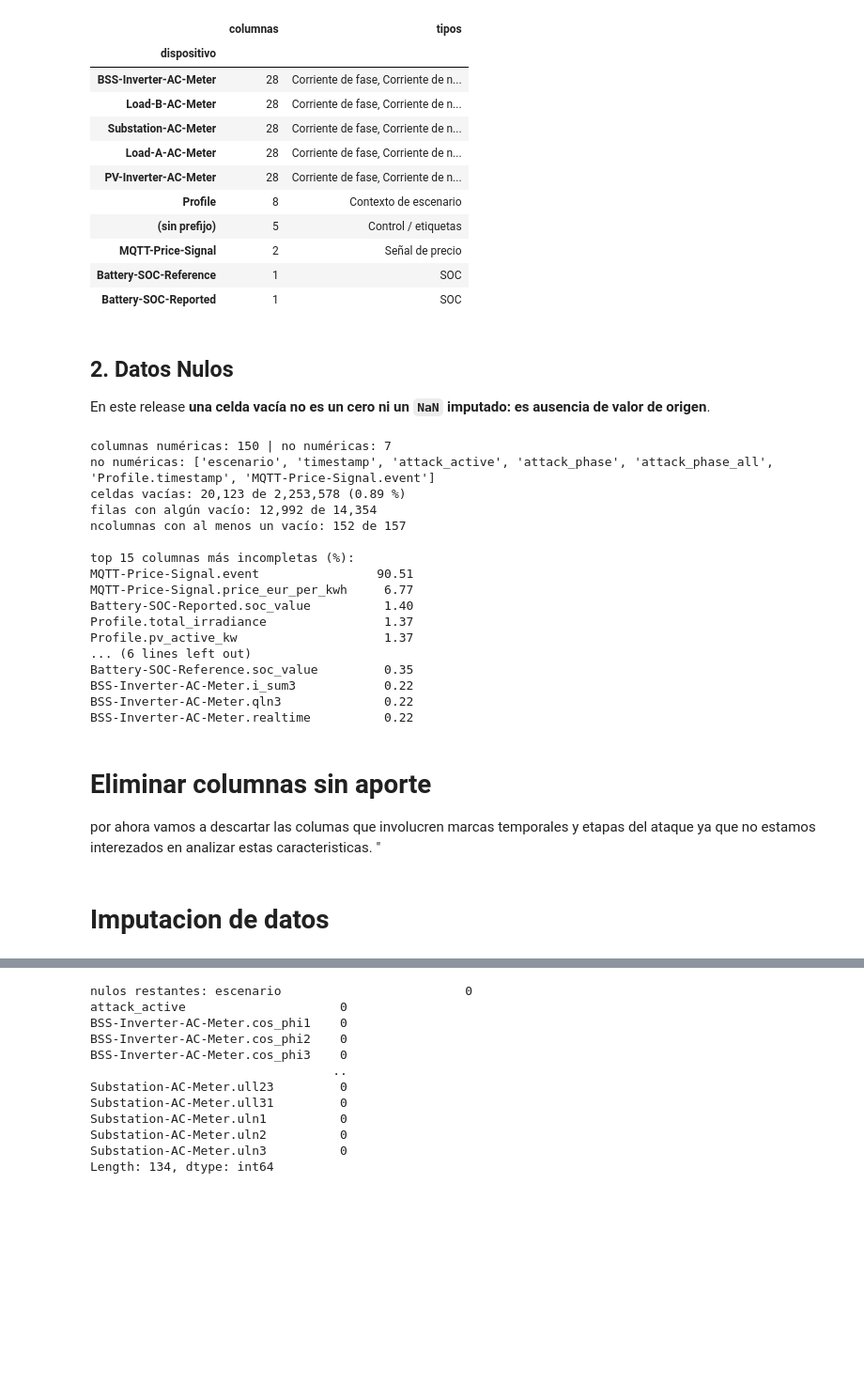
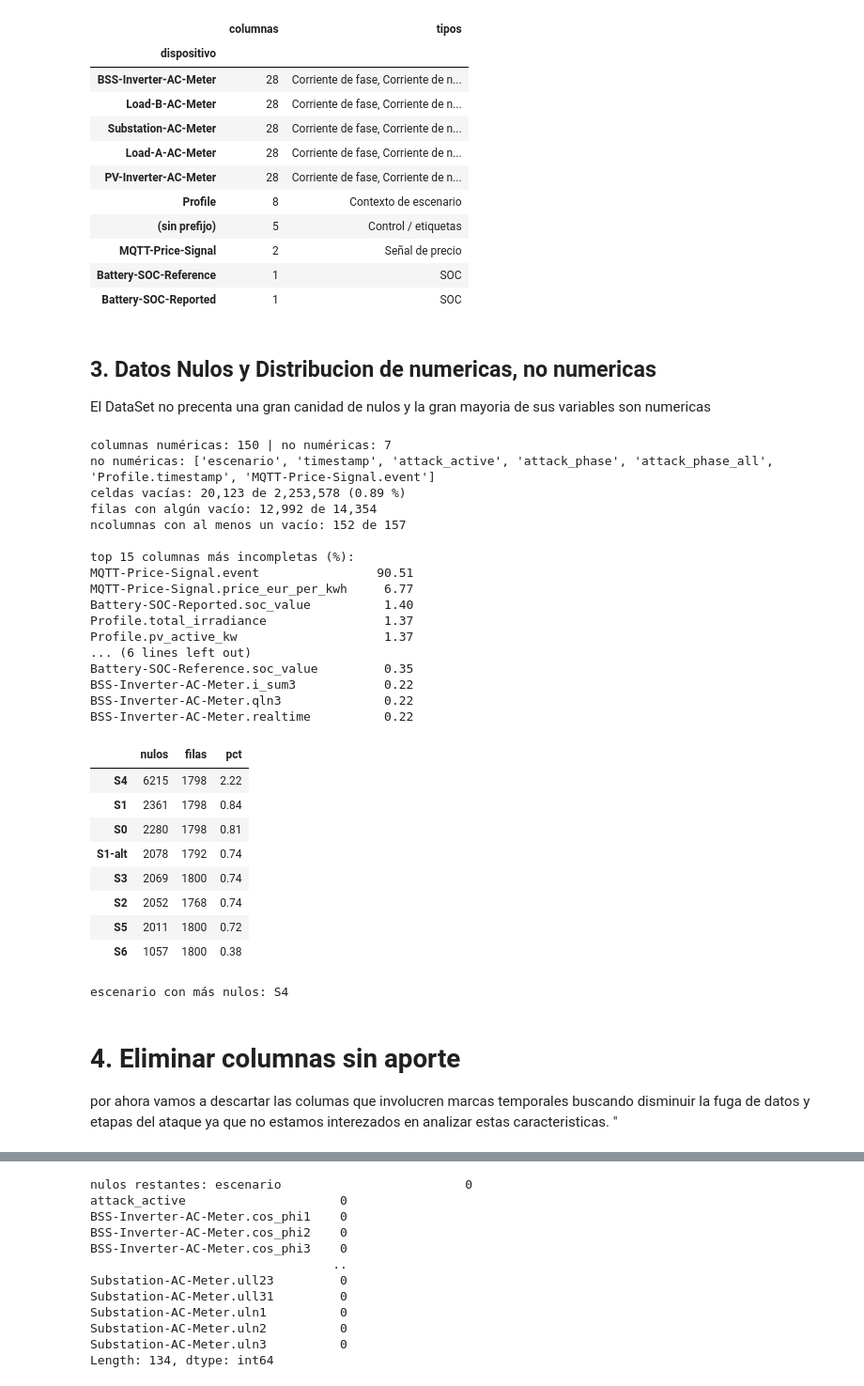
Before and after one commit to maxiricalde/data4cyber, a Jupyter notebook: Colab/EDA.ipynb, the cells around one changed output, grey strips where cells are left out. Shown at 94% size. Cells and saved outputs as stored; diff of their text form; code cells hidden in the pictures; blank space fills up the shorter version.

```diff
--- a/Colab/EDA.ipynb
+++ b/Colab/EDA.ipynb
@@ -170,9 +130,9 @@ columnas: 157 | dispositivos: 10 | tipos: 15
-# %% [markdown]
-## 2. Datos Nulos
-
-En este release **una celda vacía no es un cero ni un `NaN` imputado: es ausencia de valor de origen**.
+# %% [markdown]
+## 3. Datos Nulos y Distribucion de numericas, no numericas
+ El DataSet no precenta una gran canidad de nulos y la gran mayoria de sus variables son numericas
 # %%
-# --- vacíos por columna y por fila ---
+# --- vacíos por columna, por fila y por escenario ---
+from src2.eda import tabla_nulos
 
 num = df.select_dtypes(include=[np.number])
 no_num = [c for c in df.columns if c not in num.columns]
@@ -181,39 +141,61 @@ miss = df.isna()
 print(f"columnas numéricas: {len(num.columns)} | no numéricas: {len(no_num)}")
 if no_num:
     print("no numéricas:", no_num)
 
 print(f"celdas vacías: {int(miss.values.sum()):,} de {miss.size:,} ({miss.values.mean()*100:.2f} %)")
 print(f"filas con algún vacío: {int((miss.sum(axis=1) > 0).sum()):,} de {len(miss):,}")
 
 por_col = miss.mean().mul(100).sort_values(ascending=False)
 con_vacios = por_col[por_col > 0]
 print(f"ncolumnas con al menos un vacío: {len(con_vacios)} de {len(por_col)}")
 print("\ntop 15 columnas más incompletas (%):")
 print(con_vacios.head(15).round(2).to_string())
-#print(con_vacios.index.tolist())
+
+# --- en qué escenario hay más nulos: misma lógica que tabla_nulos ---
+sin_escenario = df.drop(columns="escenario")
+por_escenario = pd.Series(
+    {esc: int(tabla_nulos(g)["nulos"].sum())
+     for esc, g in sin_escenario.groupby(df["escenario"])},
+    name="nulos",
+).sort_values(ascending=False).to_frame()
+por_escenario["filas"] = df.groupby("escenario").size().reindex(por_escenario.index)
+por_escenario["pct"] = (
+    100 * por_escenario["nulos"]
+    / (por_escenario["filas"] * sin_escenario.shape[1])
+).round(2)
+display(por_escenario)
+print("escenario con más nulos:", por_escenario.index[0])
 # %% [output]
 columnas numéricas: 150 | no numéricas: 7
 no numéricas: ['escenario', 'timestamp', 'attack_active', 'attack_phase', 'attack_phase_all', 'Profile.timestamp', 'MQTT-Price-Signal.event']
 celdas vacías: 20,123 de 2,253,578 (0.89 %)
 filas con algún vacío: 12,992 de 14,354
 ncolumnas con al menos un vacío: 152 de 157
 
 top 15 columnas más incompletas (%):
 MQTT-Price-Signal.event                90.51
 MQTT-Price-Signal.price_eur_per_kwh     6.77
 Battery-SOC-Reported.soc_value          1.40
 Profile.total_irradiance                1.37
 Profile.pv_active_kw                    1.37
 ... (6 lines left out)
 Battery-SOC-Reference.soc_value         0.35
 BSS-Inverter-AC-Meter.i_sum3            0.22
 BSS-Inverter-AC-Meter.qln3              0.22
 BSS-Inverter-AC-Meter.realtime          0.22
+|  | nulos | filas | pct |
+| S4 | 6215 | 1798 | 2.22 |
+| S1 | 2361 | 1798 | 0.84 |
+| S0 | 2280 | 1798 | 0.81 |
+| S1-alt | 2078 | 1792 | 0.74 |
+| S3 | 2069 | 1800 | 0.74 |
+| S2 | 2052 | 1768 | 0.74 |
+| S5 | 2011 | 1800 | 0.72 |
+| S6 | 1057 | 1800 | 0.38 |
+escenario con más nulos: S4
 # %% [markdown]
- # Eliminar columnas sin aporte
- por ahora vamos a descartar las columas que involucren marcas temporales y etapas del ataque ya que no estamos interezados en analizar estas caracteristicas.
+ # 4. Eliminar columnas sin aporte
+ por ahora vamos a descartar las columas que involucren marcas temporales buscando disminuir la fuga de datos y etapas del ataque ya que no estamos interezados en analizar estas caracteristicas.
 "
 # %%
 df=eliminar_columnas(df)
-# %% [markdown]
-# Imputacion de datos
```
Also changed, not shown: parts of 27 cells of this notebook, 21 other files.
